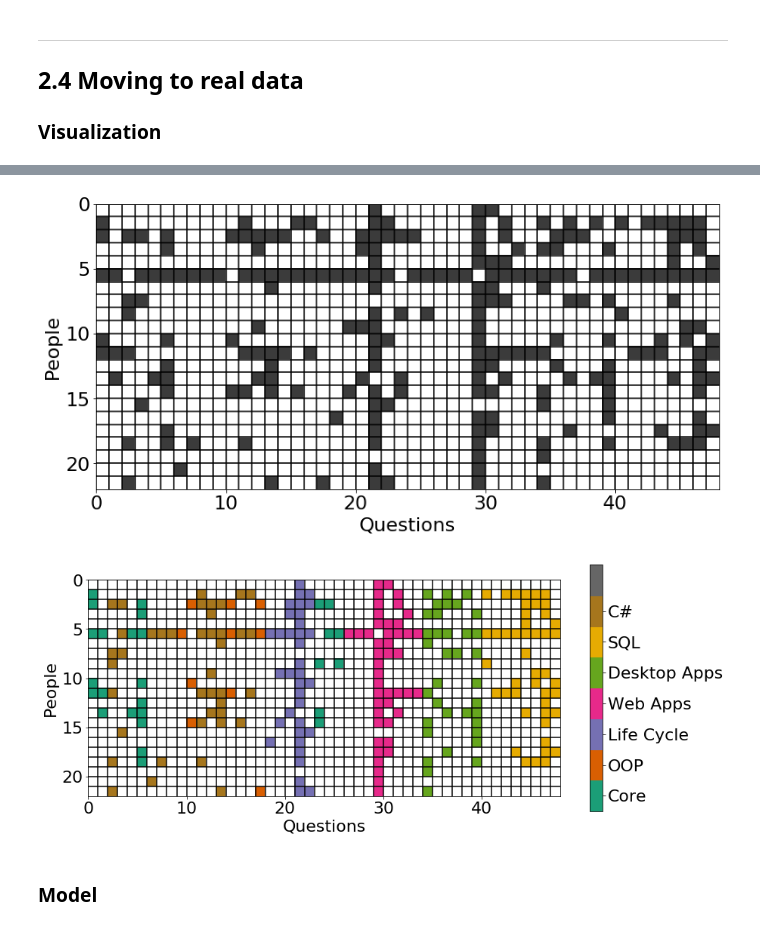
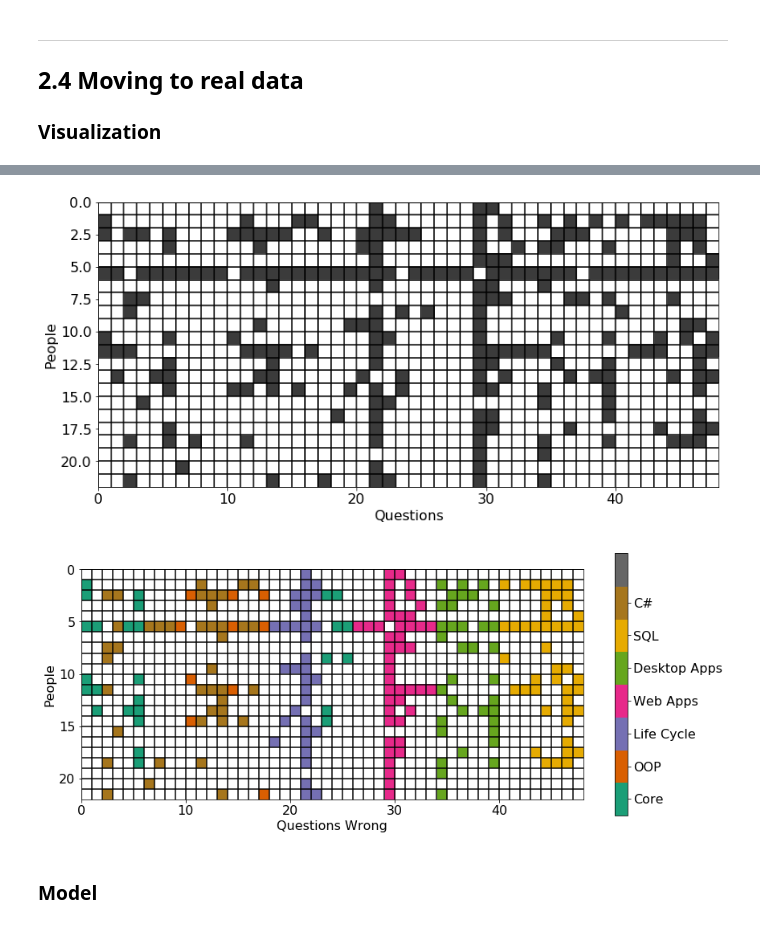
Before and after one commit to ricardoV94/mbmlbook_PyMC3, a Jupyter notebook: MBML_Chapter_2.ipynb, the cells around one changed output, grey strips where cells are left out. Cells and saved outputs as stored; diff of their text form; code cells hidden in the pictures.

```diff
--- a/MBML_Chapter_2.ipynb
+++ b/MBML_Chapter_2.ipynb
@@ -138,6 +142,38 @@ def plot_grid(data, ylabel, xlabel, kwargs={'cmap':'gray', 'vmin':-.3}, create_f
 
     plt.ylabel(ylabel)
     plt.xlabel(xlabel)
+
+
+def plot_colorful_grid(data, ylabel, xlabel):
+    skills = skills_ground
+    answers = np.array(np.copy(data.T), dtype=np.float)
+
+    for i in range(skills.shape[1]):
+        skill=np.where(skills[:, i]==True)[0]
+
+        for j in range(answers.shape[1]):
+            answers[:,j][skill] = i
+
+    answers[data.T == True] = np.nan
+
+    # Shared skills are overriden.
+    # There seems to be no straigtforward solution if using matplotlib imshow()
+
+    plot_grid(answers.T, ylabel, xlabel, kwargs={'cmap':'Dark2', 'vmax':8})
+    cbar = plt.colorbar()
+    cbar.set_ticks(np.arange(7)+.5);
+    cbar.ax.set_yticklabels(['Core', 'OOP', 'Life Cycle', 'Web Apps', 'Desktop Apps', 'SQL', 'C#']);
+
+
+def plot_multiple_grids(data, ylabel, xlabels):
+    n = len(data)
+    fig, ax = plt.subplots(1,n, figsize=(n*3.5,6))
+
+    for i, (datum, xlabel) in enumerate(zip(data, xlabels), 1):
+        plt.subplot(1,n,i)
+        plot_grid(datum, ylabel, xlabel, create_fig=False)
+        if i < n:
+            plt.title(f'r = {st.pearsonr(datum.ravel(), data[-1].ravel())[0]:.3f}')
 # %%
 url1 = 'https://raw.githubusercontent.com/ricardoV94/mbmlbook/master/data/Ch2_skills.csv'
 url2 = 'https://raw.githubusercontent.com/ricardoV94/mbmlbook/master/data/Ch2_answers.csv'
@@ -152,4 +192,4 @@ plot_grid(df1.T, 'Skills', 'Questions')
 # %%
-plot_grid(df2.T, 'People', 'Questions')
+plot_grid(given_answers, 'People', 'Questions')
 # %% [output]
-[figure, old version]
+[figure, new version]
@@ -167,14 +196,7 @@ answers[df2.values == True] = np.nan
-# %%
-# Shared skills are overriden.
-# There seems to be no straigtforward solution if using matplotlib imshow()
-
-plot_grid(answers.T, 'People', 'Questions', kwargs={'cmap':'Dark2', 'vmax':8})
-
-cbar = plt.colorbar()
-cbar.set_ticks(np.arange(7)+.5);
-cbar.ax.set_yticklabels(['Core', 'OOP', 'Life Cycle', 'Web Apps', 'Desktop Apps', 'SQL', 'C#']);
-# %% [output]
-[figure, removed]
+# %%
+plot_colorful_grid(given_answers, 'People', 'Questions Wrong')
+# %% [output]
+[figure, added]
 # %% [markdown]
 
 ### Model
```
Also changed, not shown: parts of 43 cells of this notebook.
